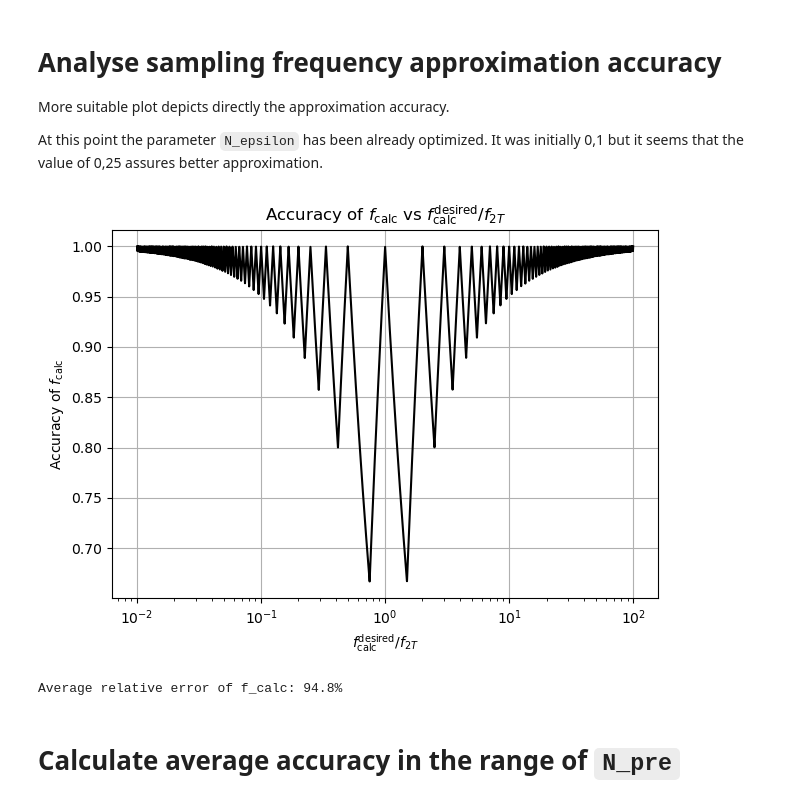
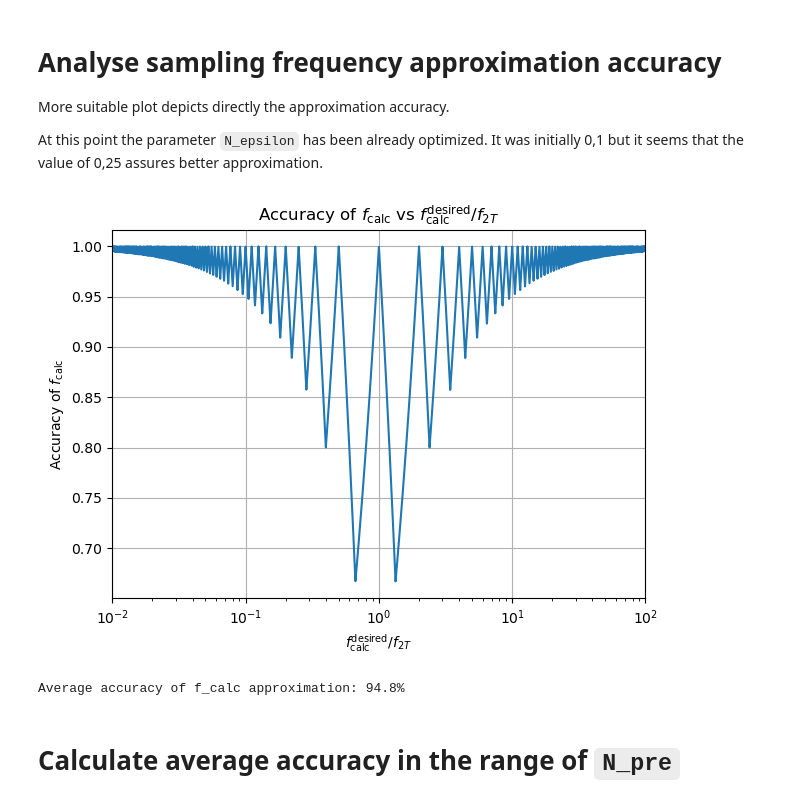
Before and after one commit to matib12/oreonspy, a Jupyter notebook: nb/Simulator development/Simulator cases tests.ipynb, the cells around one changed output. Drawn from its saved outputs; the diff is of its cells as text; code cells hidden in the pictures.

````diff
--- a/nb/Simulator development/Simulator cases tests.ipynb
+++ b/nb/Simulator development/Simulator cases tests.ipynb
@@ -140,7 +140,7 @@ Monotonic non-decreasing: True
 # Testbench for real_f_calc(): sweep eta_2T, plot f_calc and Theta
 
 # Input
-eta_2T_sweep = np.linspace(0.05, 3.0, 1000)
+eta_2T_sweep = np.linspace(0.05, 8.0, 1000)
 desired_f_sweep = 1.0 / (eta_2T_sweep * _2T)
 
 # Output arrays
@@ -301,7 +307,9 @@ More suitable plot depicts directly the approximation accuracy.
 At this point the parameter ```N_epsilon``` has been already optimized. It was initially 0,1 but it seems that the value of 0,25 assures better approximation.
 # %%
 # Generate eta_2T values
-eta_2T_values = np.logspace(-2, 2, 10000)
+min_power = -2
+max_power = 2
+eta_2T_values = np.logspace(min_power, max_power, 10000)
 #eta_2T_values = np.linspace(0.1, 3, 1000)
 
 # Compute number_of_subhistories for each eta_2T
@@ -332,37 +340,38 @@ Theta_values = np.array(Theta_values)
 
 # Calculate the relative f_calc error
 f_calc_accuracy = np.abs(actual_f_calc_values - desired_f_calc_values) / desired_f_calc_values
 
-plt.plot(1./eta_2T_values, 1-f_calc_accuracy, label='f_calc_accuracy', color='black')
+plt.plot(eta_2T_values, 1-f_calc_accuracy, label='f_calc_accuracy')
 #plt.plot(N_pre_values, case_values, label='case', color='orange')
 
 # Add vertical color regions
 #plt.axvspan(0, 1.0 - N_epsilon, color='blue', alpha=0.2, label='Case 1: $N^\mathrm{desired}$ < 1.0 - $\epsilon_N$')
 #plt.axvspan(1.0 - N_epsilon, 1.0 + N_epsilon, color='green', alpha=0.2, label='Case 2: $N^\mathrm{desired}$ < 1.0 + $\epsilon_N$')
 #plt.axvspan(1.0 + N_epsilon, max(N_pre_values), color='red', alpha=0.2, label='Case 3{0}'.format("a: $N^\mathrm{desired}$ > N_max" if case == 2 else "b: other"))
 
+plt.xlim(10**min_power, 10**max_power)
 plt.xscale('log')
 #plt.ylim(0.999, 1.001)
 
 
 # Add labels and title
 plt.xlabel('$f^\mathrm{desired}_\mathrm{calc}/f_{2T}$')
 plt.ylabel('Accuracy of $f_\mathrm{calc}$')
 plt.title('Accuracy of $f_\mathrm{calc}$ vs $f^\mathrm{desired}_\mathrm{calc}/f_{2T}$')
 
 
 # Add legend and grid
 #plt.legend()
 plt.grid(True)
 plt.tight_layout()
 
 # Show the plot
 plt.show()
 
-print("Average relative error of f_calc: {0:.1f}%".format(np.mean(1-f_calc_accuracy)*100))
+print("Average accuracy of f_calc approximation: {0:.1f}%".format(np.mean(1-f_calc_accuracy)*100))
 # %% [output]
-[figure, old version]
+[figure, new version]
-Average relative error of f_calc: 94.8%
+Average accuracy of f_calc approximation: 94.8%
 # %% [markdown]
 # Calculate average accuracy in the range of ```N_pre```
 # %%
````
Also changed, not shown: parts of 5 cells of this notebook.
